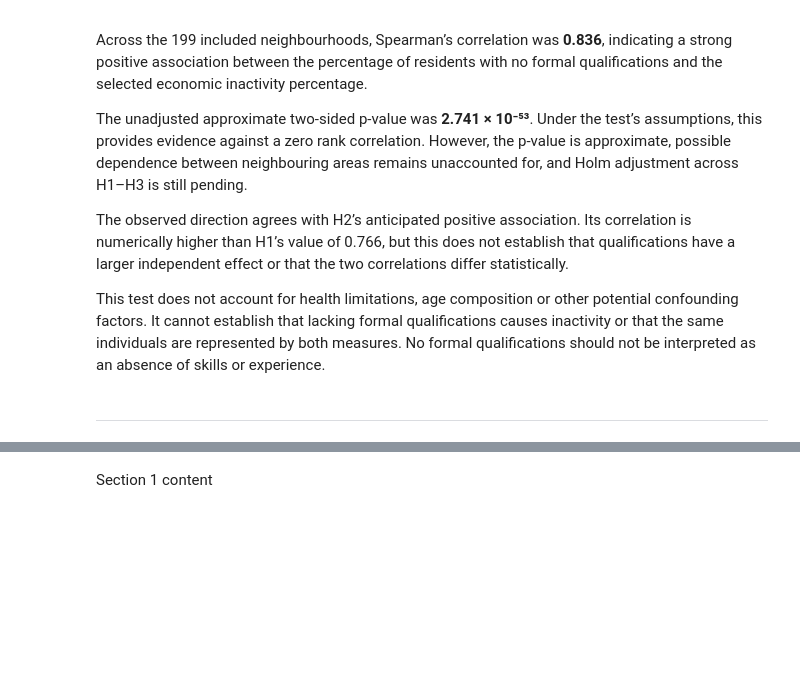
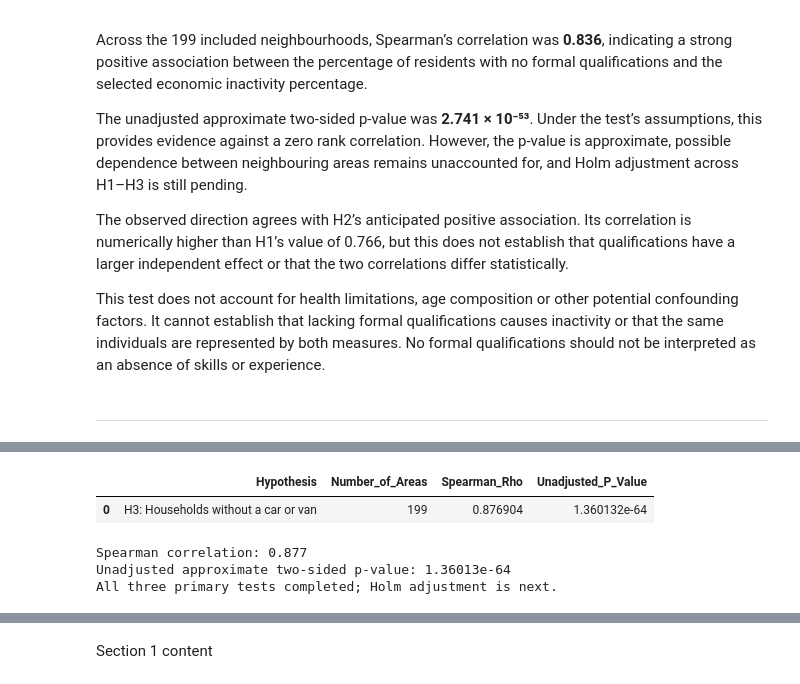
Before and after one commit to LieneRubule/dudley-employment-barriers, a Jupyter notebook: jupyter_notebooks/08_Hypothesis_Testing.ipynb, the cells around one changed output, grey strips where cells are left out. Cells and saved outputs as stored; diff of their text form; code cells hidden in the pictures; blank space fills up the shorter version.

Commit message:
Test H3 car availability association and document findings

```diff
--- a/jupyter_notebooks/08_Hypothesis_Testing.ipynb
+++ b/jupyter_notebooks/08_Hypothesis_Testing.ipynb
@@ -557,0 +572,53 @@ This test does not account for health limitations, age composition or other pote
+# %%
+# Code developed with ChatGPT assistance using this project's column names.
+from scipy.stats import spearmanr
+
+# Select car availability and inactivity to examine the third proposed barrier.
+car_column = "No_Car_Van_Households_Pct"
+outcome_column = "Selected_Inactive_Pct"
+
+h3_data = df[[car_column, outcome_column]]
+
+# Check for missing values so the test does not silently lose neighbourhoods.
+if h3_data.isna().any().any():
+    raise ValueError("Missing values found: review before testing.")
+
+# Both measures must vary for their neighbourhood rankings to be compared.
+if h3_data.nunique().lt(2).any():
+    raise ValueError("Both measures must vary across neighbourhoods.")
+
+# Compare rankings to check whether areas with more households without
+# a car or van also tend to have greater selected inactivity.
+# Use a two-sided test so either direction can be detected.
+#
+# Reference: SciPy's official spearmanr documentation:
+# https://docs.scipy.org/doc/scipy/reference/generated/scipy.stats.spearmanr.html
+# Used to check the inputs, the two-sided option, and the returned
+# correlation coefficient and approximate p-value.
+h3_rho, h3_p = spearmanr(
+    h3_data[car_column],
+    h3_data[outcome_column],
+    alternative="two-sided"
+)
+
+# Store full-precision results for the combined H1–H3 comparison
+# and the upcoming Holm multiple-testing adjustment.
+h3_results = pd.DataFrame({
+    "Hypothesis": ["H3: Households without a car or van"],
+    "Number_of_Areas": [len(h3_data)],
+    "Spearman_Rho": [h3_rho],
+    "Unadjusted_P_Value": [h3_p]
+})
+
+# Display the association before drawing adjusted significance conclusions.
+display(h3_results)
+
+print(f"Spearman correlation: {h3_rho:.3f}")
+print(f"Unadjusted approximate two-sided p-value: {h3_p:.6g}")
+print("All three primary tests completed; Holm adjustment is next.")
+# %% [output]
+|  | Hypothesis | Number_of_Areas | Spearman_Rho | Unadjusted_P_Value |
+| 0 | H3: Households without a car or van | 199 | 0.876904 | 1.360132e-64 |
+Spearman correlation: 0.877
+Unadjusted approximate two-sided p-value: 1.36013e-64
+All three primary tests completed; Holm adjustment is next.
```
Also changed, not shown: parts of 3 cells of this notebook.
